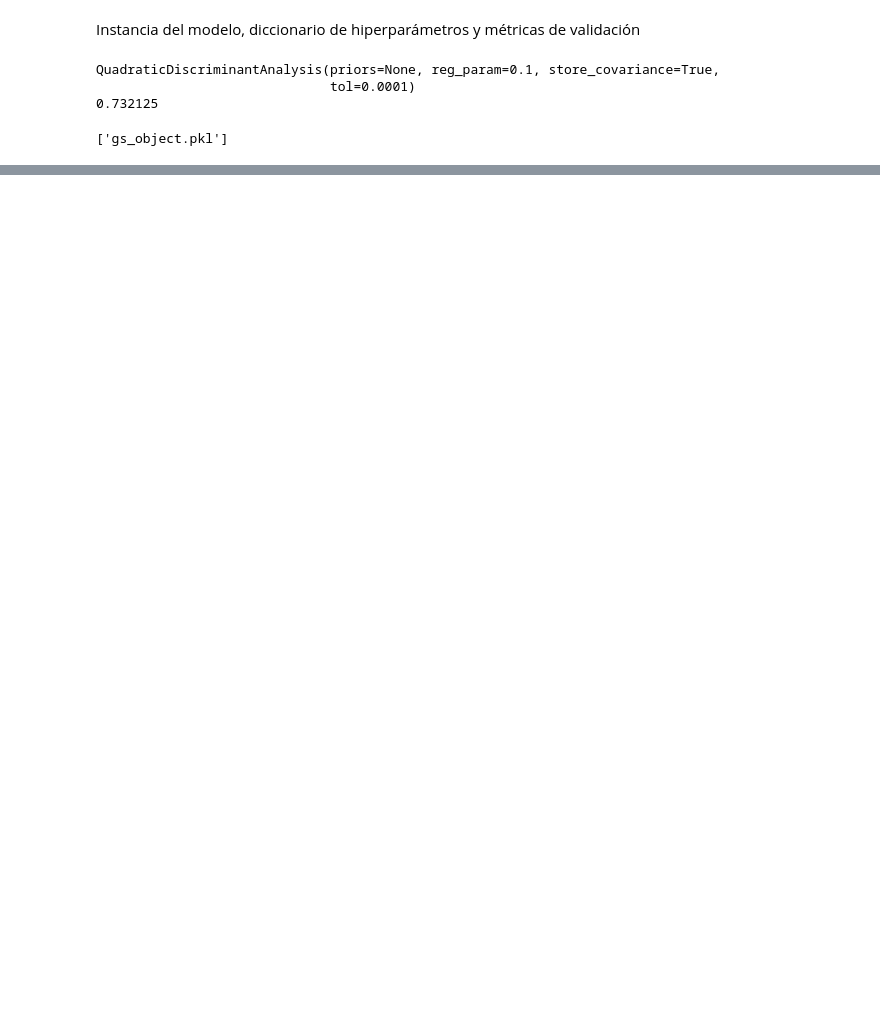
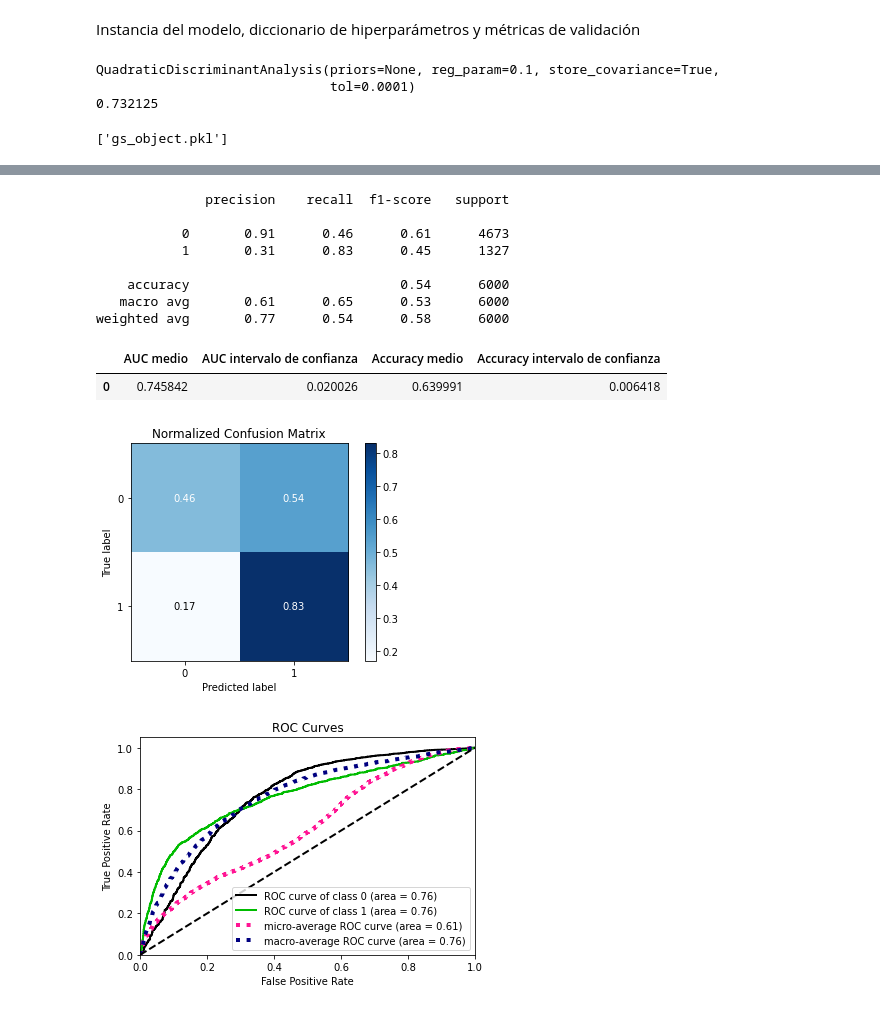
Before and after one commit to Dfriveraa/Default-of-credit-card-clients-project, a Jupyter notebook: Experimentos/Análisis discriminante cuadrático/Normal.ipynb, the cells around one changed output, grey strips where cells are left out. Cells and saved outputs as stored; diff of their text form; code cells hidden in the pictures; blank space fills up the shorter version.

```diff
--- a/Experimentos/Análisis discriminante cuadrático/Normal.ipynb
+++ b/Experimentos/Análisis discriminante cuadrático/Normal.ipynb
@@ -104,0 +109,15 @@ weighted avg       0.78      0.73      0.74      3000
+# %%
+experimentar(X,y,oversampling=True)
+# %% [output]
+              precision    recall  f1-score   support
+
+           0       0.91      0.46      0.61      4673
+           1       0.31      0.83      0.45      1327
+
+    accuracy                           0.54      6000
+   macro avg       0.61      0.65      0.53      6000
+weighted avg       0.77      0.54      0.58      6000
+|  | AUC medio | AUC intervalo de confianza | Accuracy medio | Accuracy intervalo de confianza |
+| 0 | 0.745842 | 0.020026 | 0.639991 | 0.006418 |
+[figure, added]
+[figure, added]
```
Also changed, not shown: parts of 2 cells of this notebook, 4 other files.
